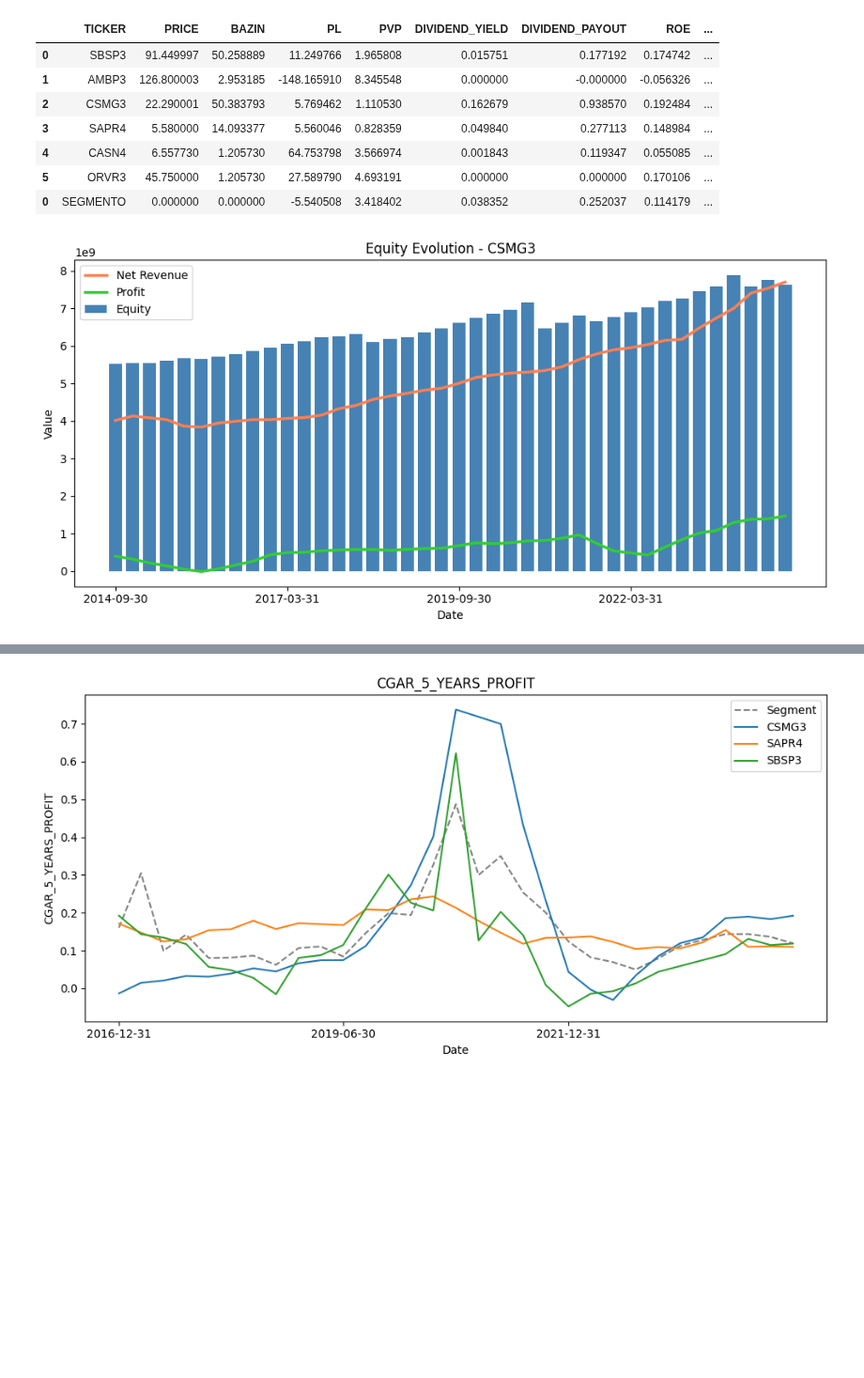
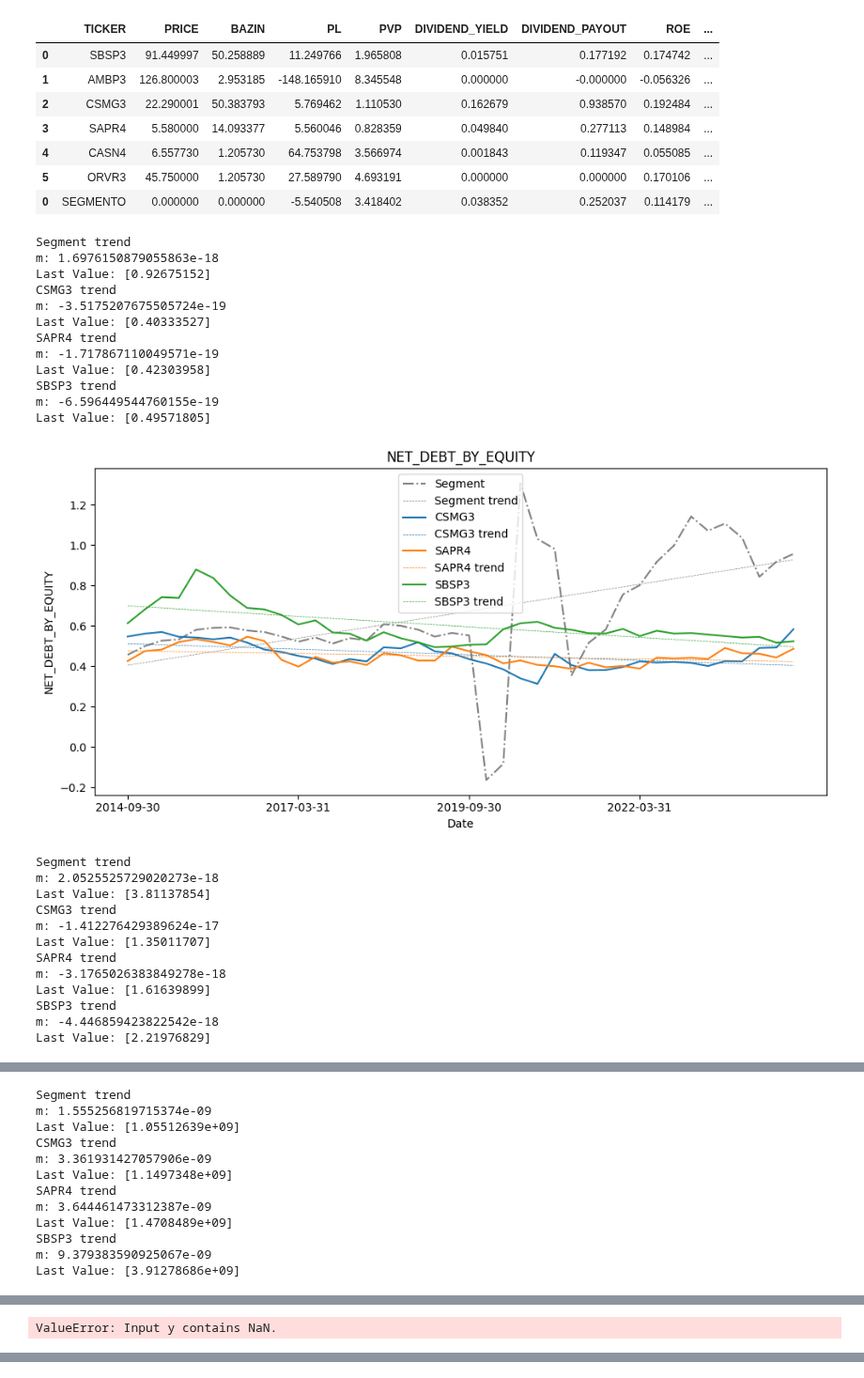
Before and after one commit to boa50/investment-analysis-etl, a Jupyter notebook: analysis/stock-analysis.ipynb, the cells around one changed output, grey strips where cells are left out. Shown at 94% size. Drawn from its saved outputs; the diff is of its cells as text; code cells hidden in the pictures; blank space fills up the shorter version.

Commit message:
Added trend lines to the charts

```diff
--- a/analysis/stock-analysis.ipynb
+++ b/analysis/stock-analysis.ipynb
@@ -36,17 +40,42 @@ measures.get_latest_values_by_segmento("Água e Saneamento")
 # %%
 tickers=["CSMG3", "SAPR4", "SBSP3"]
 show_segment = True
+show_trend = True
 
-for ticker in tickers:
-    plot.plot_equity_evolution(ticker)
+# for ticker in tickers:
+#     plot.plot_equity_evolution(ticker)
 
-plot.plot_historical_kpi(tickers=tickers, kpi="NET_DEBT_BY_EQUITY", show_segment=show_segment)
-plot.plot_historical_kpi(tickers=tickers, kpi="NET_DEBT_BY_EBIT", show_segment=show_segment)
-plot.plot_historical_kpi(tickers=tickers, kpi="PROFIT", show_segment=show_segment)
-plot.plot_historical_kpi(tickers=tickers, kpi="ROE", show_segment=show_segment)
-plot.plot_historical_kpi(tickers=tickers, kpi="CGAR_5_YEARS_PROFIT", show_segment=show_segment)
-plot.plot_historical_kpi(tickers=tickers, kpi="DIVIDEND_YIELD", show_segment=show_segment)
-plot.plot_historical_kpi(tickers=tickers, kpi="DIVIDEND_PAYOUT", show_segment=show_segment)
-plot.plot_historical_kpi(tickers=tickers, kpi="NET_MARGIN", show_segment=show_segment)
+plot.plot_historical_kpi(tickers=tickers, kpi="NET_DEBT_BY_EQUITY", show_segment=show_segment, show_trend=show_trend)
+plot.plot_historical_kpi(tickers=tickers, kpi="NET_DEBT_BY_EBIT", show_segment=show_segment, show_trend=show_trend)
+plot.plot_historical_kpi(tickers=tickers, kpi="PROFIT", show_segment=show_segment, show_trend=show_trend)
+plot.plot_historical_kpi(tickers=tickers, kpi="ROE", show_segment=show_segment, show_trend=show_trend)
+plot.plot_historical_kpi(tickers=tickers, kpi="CGAR_5_YEARS_PROFIT", show_segment=show_segment, show_trend=show_trend)
+plot.plot_historical_kpi(tickers=tickers, kpi="DIVIDEND_YIELD", show_segment=show_segment, show_trend=show_trend)
+plot.plot_historical_kpi(tickers=tickers, kpi="DIVIDEND_PAYOUT", show_segment=show_segment, show_trend=show_trend)
+plot.plot_historical_kpi(tickers=tickers, kpi="NET_MARGIN", show_segment=show_segment, show_trend=show_trend)
 # %% [output]
+Segment trend
+m: 1.6976150879055863e-18
+Last Value: [0.92675152]
+CSMG3 trend
+m: -3.5175207675505724e-19
+Last Value: [0.40333527]
+SAPR4 trend
+m: -1.717867110049571e-19
+Last Value: [0.42303958]
+SBSP3 trend
+m: -6.596449544760155e-19
+Last Value: [0.49571805]
-[figure, old version]
+[figure, new version]
+Segment trend
+m: 2.0525525729020273e-18
+Last Value: [3.81137854]
+CSMG3 trend
+m: -1.412276429389624e-17
+Last Value: [1.35011707]
+SAPR4 trend
+m: -3.1765026383849278e-18
+Last Value: [1.61639899]
+SBSP3 trend
+m: -4.446859423822542e-18
+Last Value: [2.21976829]
@@ -53,0 +83,12 @@ plot.plot_historical_kpi(tickers=tickers, kpi="NET_MARGIN", show_segment=show_se
+Segment trend
+m: 1.555256819715374e-09
+Last Value: [1.05512639e+09]
+CSMG3 trend
+m: 3.361931427057906e-09
+Last Value: [1.1497348e+09]
+SAPR4 trend
+m: 3.644461473312387e-09
+Last Value: [1.4708489e+09]
+SBSP3 trend
+m: 9.379383590925067e-09
+Last Value: [3.91278686e+09]
@@ -57,0 +135 @@ plot.plot_historical_kpi(tickers=tickers, kpi="NET_MARGIN", show_segment=show_se
+ValueError: Input y contains NaN.
@@ -59 +136,0 @@ plot.plot_historical_kpi(tickers=tickers, kpi="NET_MARGIN", show_segment=show_se
-[figure, removed]
```
Also changed, not shown: parts of 2 cells of this notebook, 2 other files.
